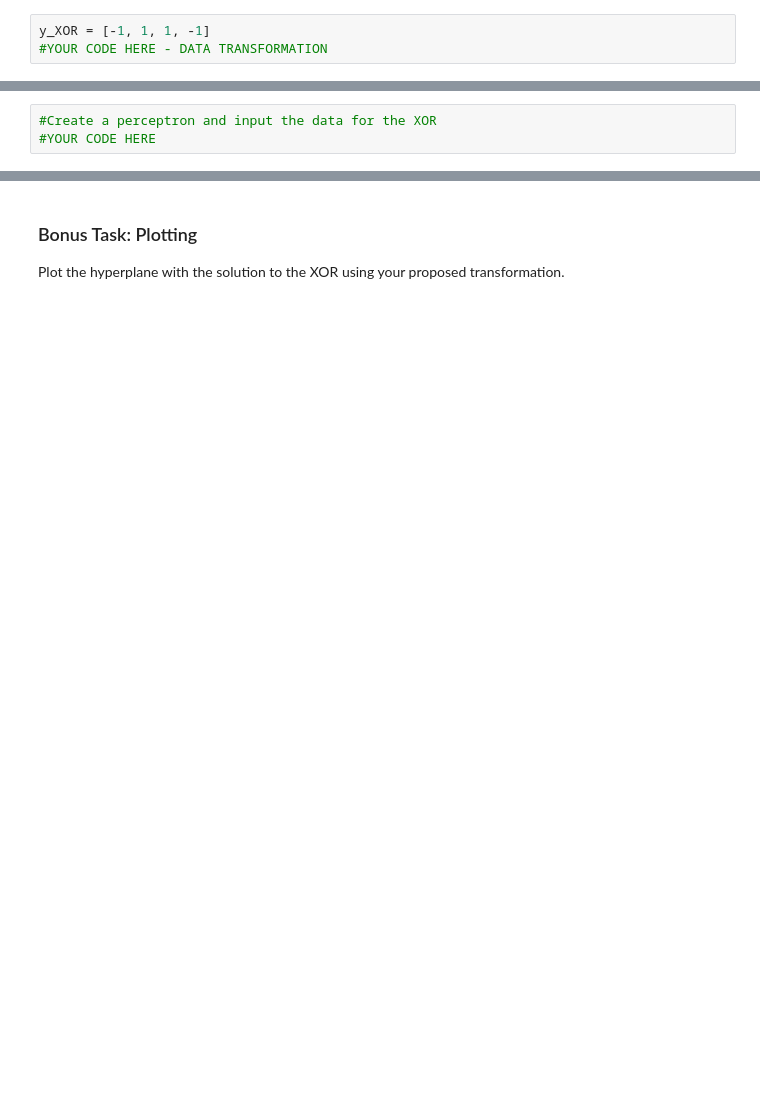
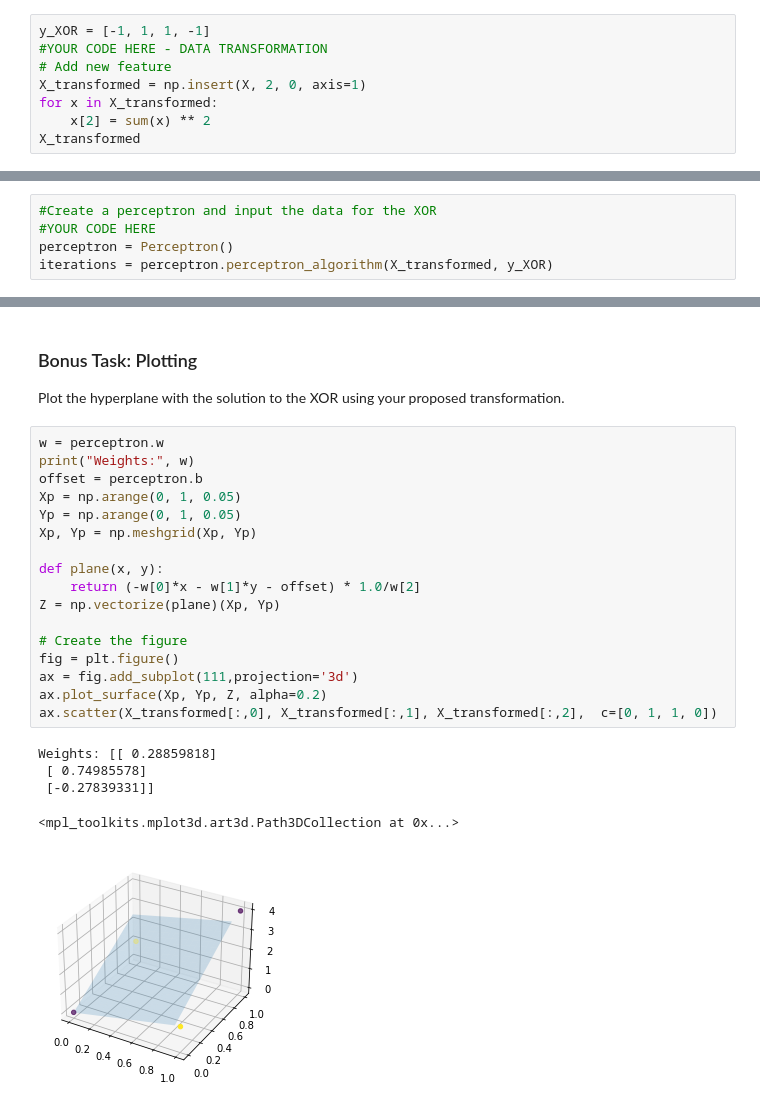
Before and after one commit to malis-course/MALIS, a Jupyter notebook: labs/lab2/perceptron/perceptron.ipynb, the cells around one changed output, grey strips where cells are left out. Saved outputs shown, nothing was run; the diff lists cells and outputs as text; blank space fills up the shorter version.

```diff
--- a/labs/lab2/perceptron/perceptron.ipynb
+++ b/labs/lab2/perceptron/perceptron.ipynb
@@ -353,3 +368,8 @@ Explanation:
 # %%
 y_XOR = [-1, 1, 1, -1]
 #YOUR CODE HERE - DATA TRANSFORMATION
+# Add new feature
+X_transformed = np.insert(X, 2, 0, axis=1)
+for x in X_transformed:
+    x[2] = sum(x) ** 2
+X_transformed
@@ -356,3 +381,5 @@ y_XOR = [-1, 1, 1, -1]
 # %%
 #Create a perceptron and input the data for the XOR
 #YOUR CODE HERE
+perceptron = Perceptron()
+iterations = perceptron.perceptron_algorithm(X_transformed, y_XOR)
@@ -364,3 +409,26 @@ The perceptron converged in 11 iterations
 # %% [markdown]
 ### Bonus Task: Plotting
 Plot the hyperplane with the solution to the XOR using your proposed transformation.
+# %%
+w = perceptron.w
+print("Weights:", w)
+offset = perceptron.b
+Xp = np.arange(0, 1, 0.05)
+Yp = np.arange(0, 1, 0.05)
+Xp, Yp = np.meshgrid(Xp, Yp)
+
+def plane(x, y):
+    return (-w[0]*x - w[1]*y - offset) * 1.0/w[2]
+Z = np.vectorize(plane)(Xp, Yp)
+
+# Create the figure
+fig = plt.figure()
+ax = fig.add_subplot(111,projection='3d')
+ax.plot_surface(Xp, Yp, Z, alpha=0.2)
+ax.scatter(X_transformed[:,0], X_transformed[:,1], X_transformed[:,2],  c=[0, 1, 1, 0])
+# %% [output]
+Weights: [[ 0.28859818]
+ [ 0.74985578]
+ [-0.27839331]]
+<mpl_toolkits.mplot3d.art3d.Path3DCollection at 0x...>
+[figure, added]
```
Also changed, not shown: parts of 10 cells of this notebook.
